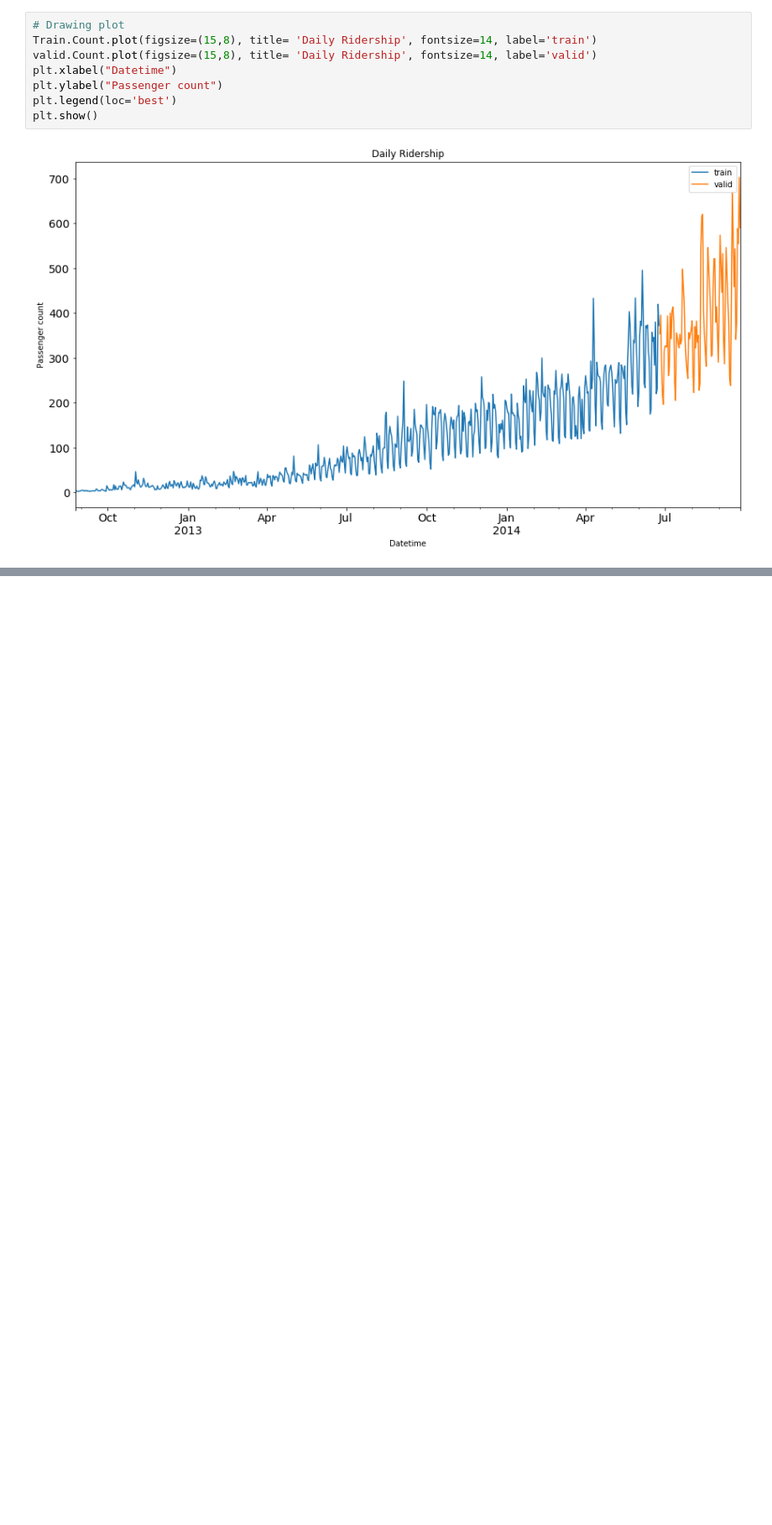
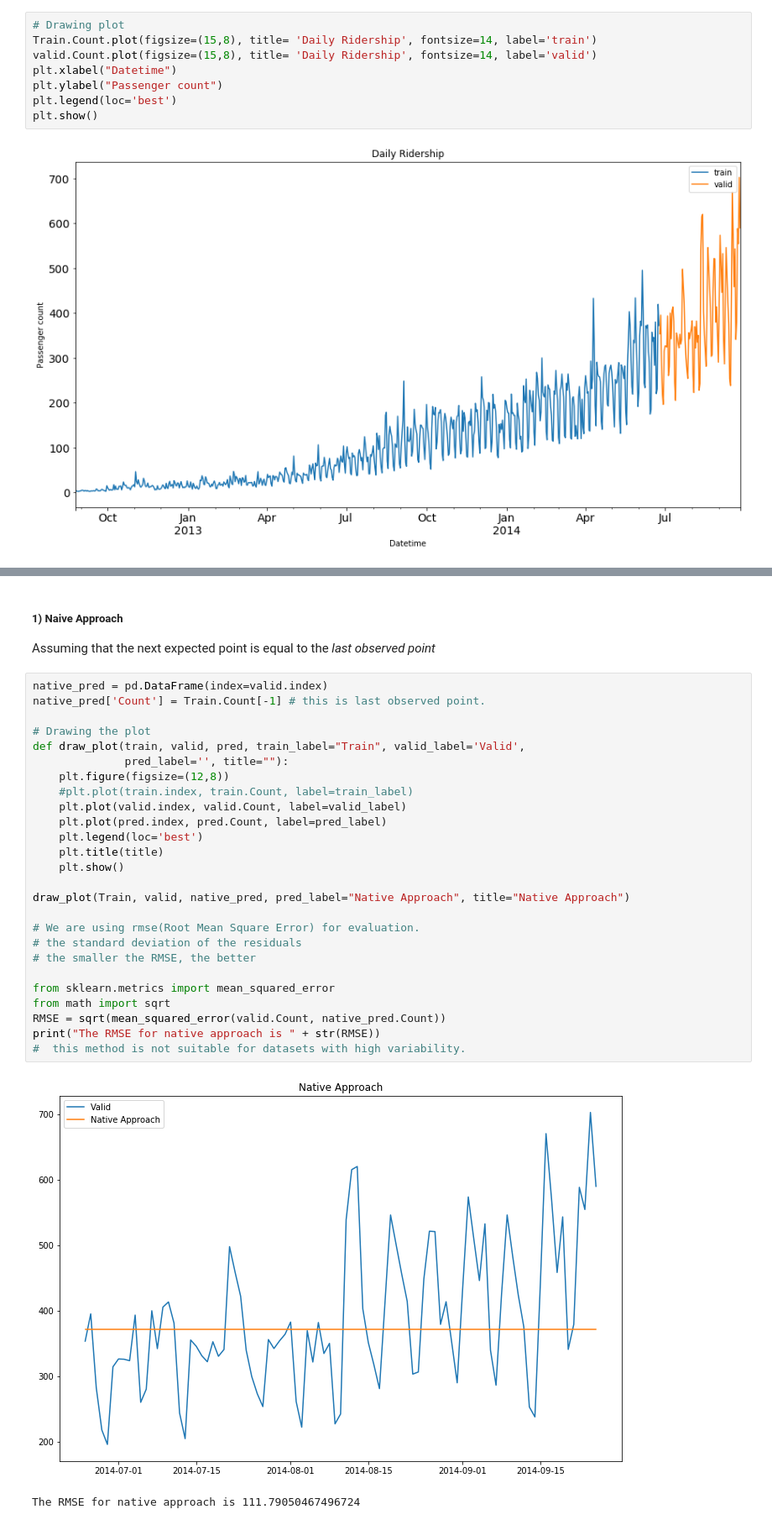
Before and after one commit to KunXie/myColab, a Jupyter notebook: Time_Series_notes.ipynb, the cells around one changed output, grey strips where cells are left out. Shown: that part at 84% size. Drawn from its saved outputs; the diff is of its cells as text; blank space fills up the shorter version.

```diff
--- a/Time_Series_notes.ipynb
+++ b/Time_Series_notes.ipynb
@@ -251,0 +263,33 @@ plt.show()
+# %% [markdown]
+##### 1) Naive Approach
+
+Assuming that the next expected point is equal to the *last observed point*
+# %%
+native_pred = pd.DataFrame(index=valid.index)
+native_pred['Count'] = Train.Count[-1] # this is last observed point.
+
+# Drawing the plot
+def draw_plot(train, valid, pred, train_label="Train", valid_label='Valid',
+              pred_label='', title=""):
+    plt.figure(figsize=(12,8))
+    #plt.plot(train.index, train.Count, label=train_label)
+    plt.plot(valid.index, valid.Count, label=valid_label)
+    plt.plot(pred.index, pred.Count, label=pred_label)
+    plt.legend(loc='best')
+    plt.title(title)
+    plt.show()
+
+draw_plot(Train, valid, native_pred, pred_label="Native Approach", title="Native Approach")
+
+# We are using rmse(Root Mean Square Error) for evaluation.
+# the standard deviation of the residuals
+# the smaller the RMSE, the better
+
+from sklearn.metrics import mean_squared_error
+from math import sqrt
+RMSE = sqrt(mean_squared_error(valid.Count, native_pred.Count))
+print("The RMSE for native approach is " + str(RMSE))
+#  this method is not suitable for datasets with high variability.
+# %% [output]
+[figure, added]
+The RMSE for native approach is 111.79050467496724
```
Also changed, not shown: parts of 17 cells of this notebook.
